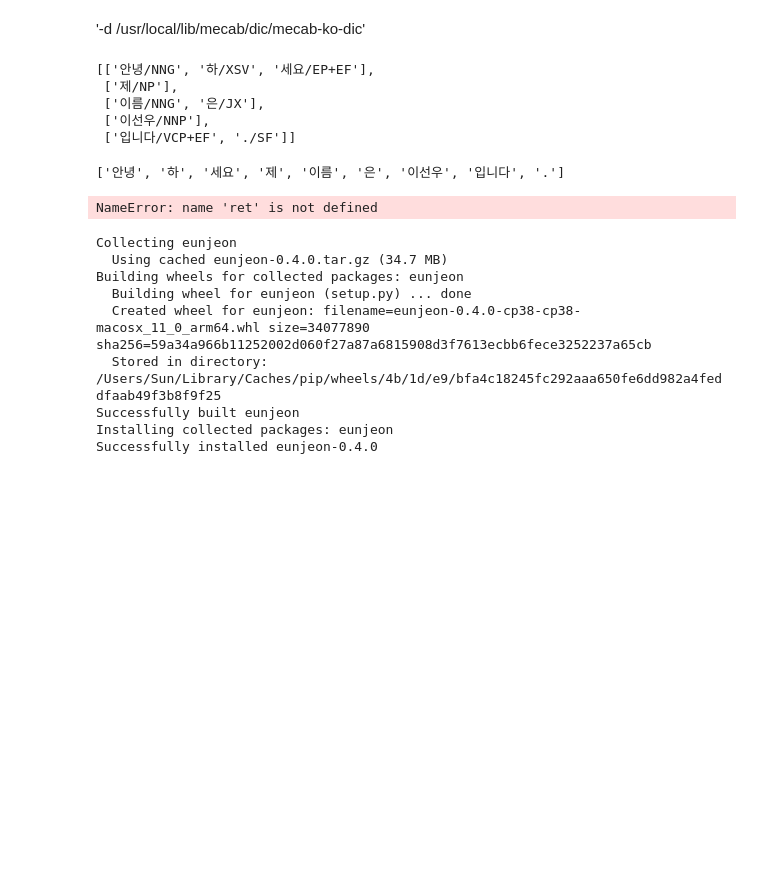
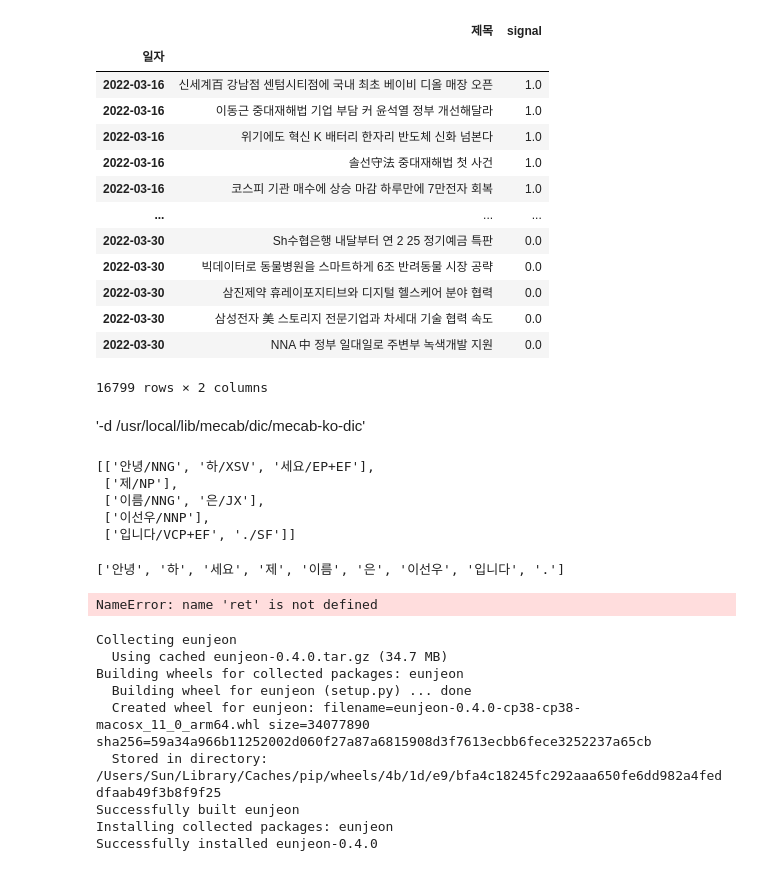
Before and after one commit to geunyong-Cho/Unstructrued_data_TP, a Jupyter notebook: News_word/News_words.ipynb, the cells around one changed output. Saved outputs shown, nothing was run; the diff lists cells and outputs as text; code cells hidden in the pictures; blank space fills up the shorter version.

```diff
--- a/News_word/News_words.ipynb
+++ b/News_word/News_words.ipynb
@@ -105,2 +35,10 @@ def df_process (df):
+# %%
+def clean_doc (doc):
+
+    doc = re.sub(r'[^\wㄱ-ㅎ가-힣]', ' ', doc)
+    doc = re.sub('  ', ' ', doc)
+    doc = re.sub('  ', ' ', doc)
+
+    return doc
 # %%
 df = pd.read_excel('NewsResult_20220315-20220331.xlsx')
@@ -132,0 +96,19 @@ df_process(df)
+# %%
+train_df['제목'] = [clean_doc(x) for x in train_df['제목'].to_list()]
+# %%
+train_df
+# %% [output]
+|  | 제목 | signal |
+| 일자 |  |  |
+| 2022-03-16 | 신세계百 강남점 센텀시티점에 국내 최초 베이비 디올 매장 오픈 | 1.0 |
+| 2022-03-16 | 이동근 중대재해법 기업 부담 커 윤석열 정부 개선해달라 | 1.0 |
+| 2022-03-16 | 위기에도 혁신 K 배터리 한자리 반도체 신화 넘본다 | 1.0 |
+| 2022-03-16 | 솔선守法 중대재해법 첫 사건 | 1.0 |
+| 2022-03-16 | 코스피 기관 매수에 상승 마감 하루만에 7만전자 회복 | 1.0 |
+| ... | ... | ... |
+| 2022-03-30 | Sh수협은행 내달부터 연 2 25 정기예금 특판 | 0.0 |
+| 2022-03-30 | 빅데이터로 동물병원을 스마트하게 6조 반려동물 시장 공략 | 0.0 |
+| 2022-03-30 | 삼진제약 휴레이포지티브와 디지털 헬스케어 분야 협력 | 0.0 |
+| 2022-03-30 | 삼성전자 美 스토리지 전문기업과 차세대 기술 협력 속도 | 0.0 |
+| 2022-03-30 | NNA 中 정부 일대일로 주변부 녹색개발 지원 | 0.0 |
+16799 rows × 2 columns
```
Also changed, not shown: parts of 24 cells of this notebook, 9 other files.
